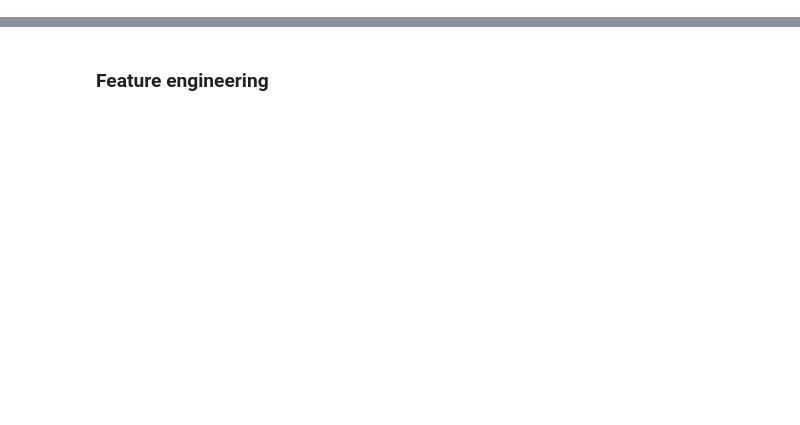
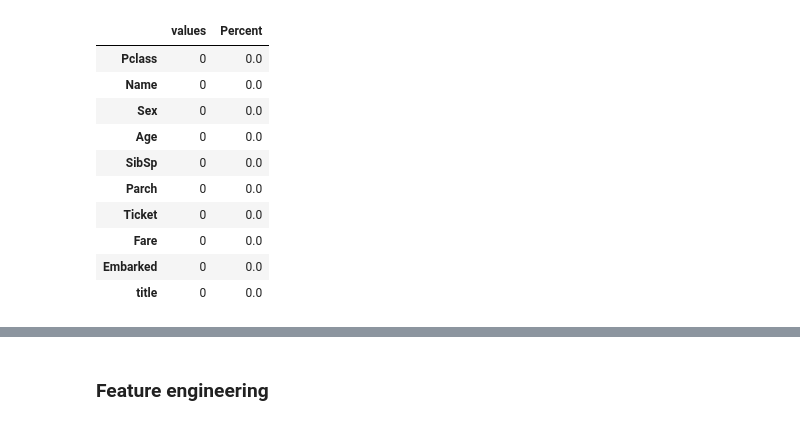
Before and after one commit to marekts/Projects, a Jupyter notebook: Titanic/Titanic.ipynb, the cells around one changed output, grey strips where cells are left out. Saved outputs shown, nothing was run; the diff lists cells and outputs as text; code cells hidden in the pictures; blank space fills up the shorter version.

```diff
--- a/Titanic/Titanic.ipynb
+++ b/Titanic/Titanic.ipynb
@@ -299,0 +98,4 @@ for name, model in models.items():
+# %%
+df['title'] = df['Name'].map(lambda x: x.split(',')[1].split(' ')[1])
+
+df['title'].value_counts()
@@ -299,0 +122,13 @@ for name, model in models.items():
+# %%
+titles = {'Mr.': 'Mr',
+         'Miss.': 'Miss',
+         'Mrs.': 'Mrs',
+         'Master.': 'Master',
+         'Rev.': 'Rev',
+         'Dr.': 'Dr'}
+
+df['title'] = df['title'].map(lambda x: titles.get(x, 'Other'))
+# %%
+age_median = df.groupby('title')['Age'].median().to_dict()
+
+df['Age'] =  df['Age'].fillna(df['title'].map(age_median))
@@ -299,0 +139,15 @@ for name, model in models.items():
+# %%
+pd.DataFrame({'values': df.isnull().sum(),
+             'Percent': (df.isnull().sum() / len(df)) * 100}).sort_values(by='Percent', ascending=False)
+# %% [output]
+|  | values | Percent |
+| Pclass | 0 | 0.0 |
+| Name | 0 | 0.0 |
+| Sex | 0 | 0.0 |
+| Age | 0 | 0.0 |
+| SibSp | 0 | 0.0 |
+| Parch | 0 | 0.0 |
+| Ticket | 0 | 0.0 |
+| Fare | 0 | 0.0 |
+| Embarked | 0 | 0.0 |
+| title | 0 | 0.0 |
```
Also changed, not shown: parts of 77 cells of this notebook.
